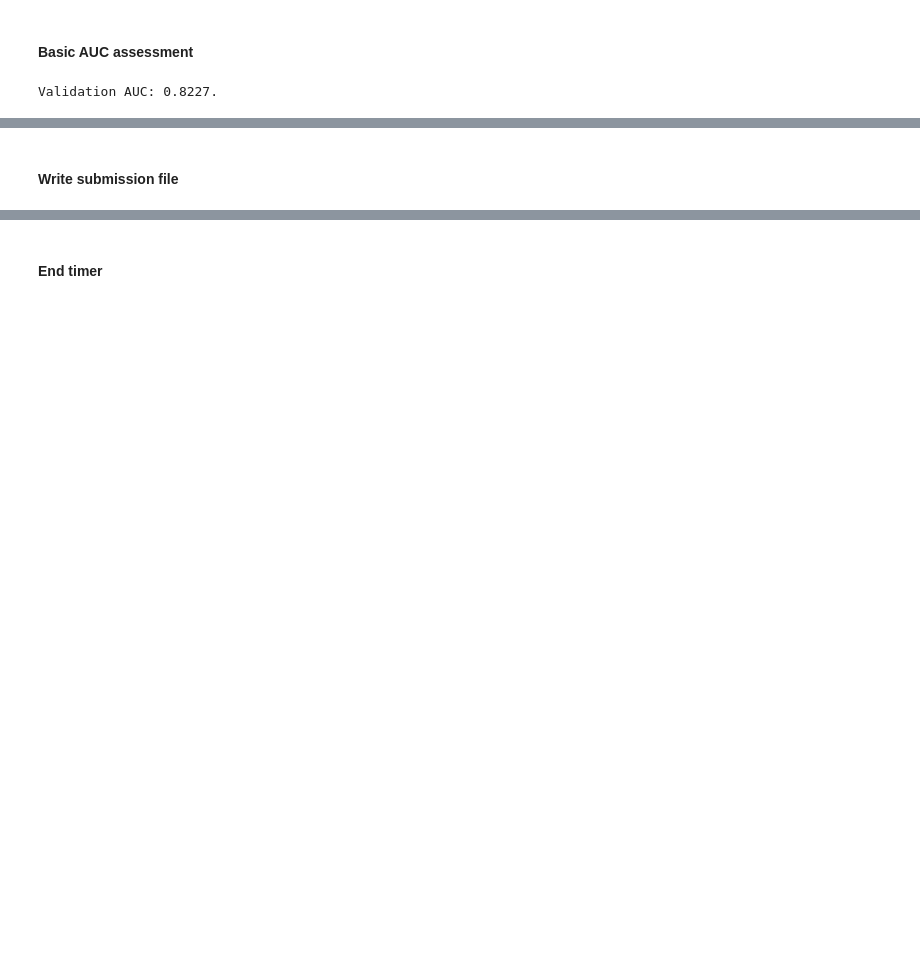
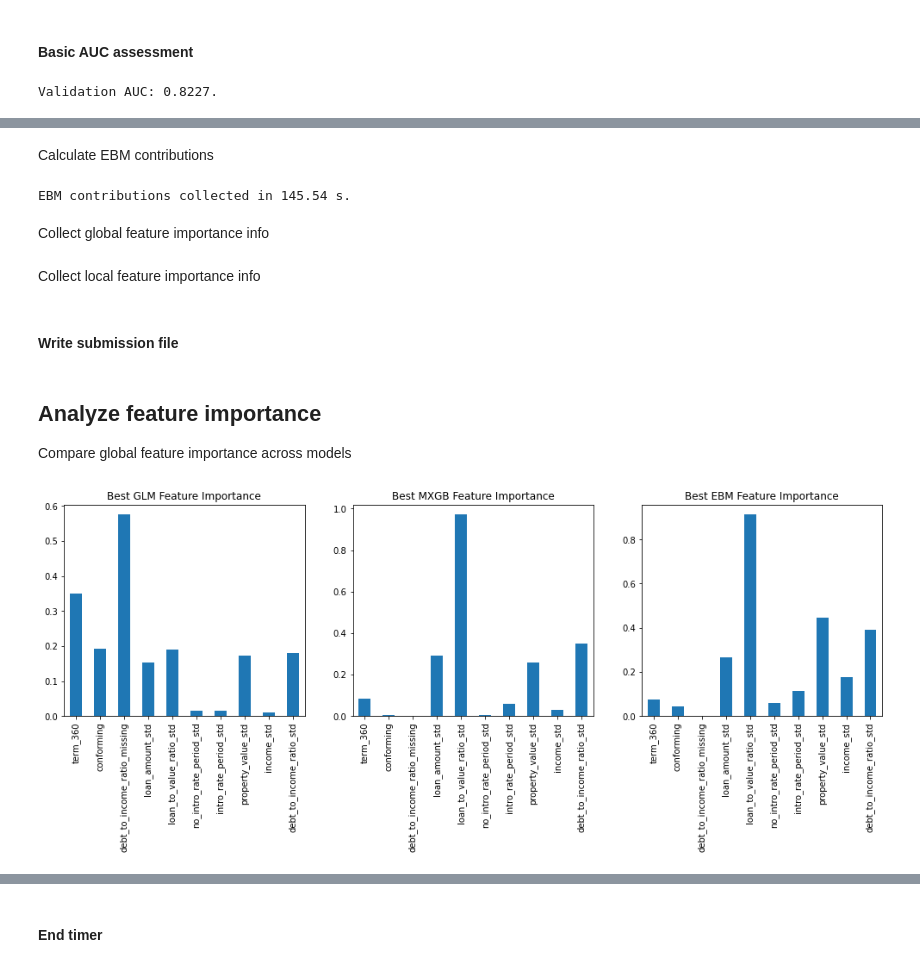
Before and after one commit to cbetterley/gw-rml-group4, a Jupyter notebook: assignment-1_group-4.ipynb, the cells around one changed output, grey strips where cells are left out. Saved outputs shown, nothing was run; the diff lists cells and outputs as text; code cells hidden in the pictures; blank space fills up the shorter version.

```diff
--- a/assignment-1_group-4.ipynb
+++ b/assignment-1_group-4.ipynb
@@ -321,0 +453,2 @@ Validation AUC: 0.7880.
+# %%
+shapley_contribs = best_mxgb.predict(dvalid, pred_contribs=True, ntree_limit=best_mxgb.best_ntree_limit)
@@ -321,0 +457,4 @@ Validation AUC: 0.7880.
+# %%
+# use mean abs SHAP as feature importance
+shapley_contribs_df = pd.DataFrame(shapley_contribs, columns=x_names + ['intercept'])
+global_fi['MXGB Importance'] = np.abs(shapley_contribs_df.drop('intercept', axis=1)).mean()
@@ -447,0 +635,31 @@ Validation AUC: 0.8227.
+# %% [markdown]
+Calculate EBM contributions
+# %%
+# start local timer
+ebm_tic = time.time()
+
+# use EBM feature scores as local importance
+# use mean abs score as global importance
+best_ebm_contribs = best_ebm.explain_local(valid[x_names])
+names = best_ebm_contribs._internal_obj['specific'][0]['names']
+best_ebm_contribs_df = pd.DataFrame(columns=names)
+
+# extract scores from insane _internal_obj
+# new versions just have predict_and_explain() function
+# use that if you can
+for i in range(0, valid.shape[0]):
+    row_df = pd.DataFrame(np.array(best_ebm_contribs._internal_obj['specific'][i]['scores']).reshape(1, 25), columns=names)
+    best_ebm_contribs_df = best_ebm_contribs_df.append(row_df, ignore_index=True)
+    del row_df
+
+# end local timer
+ebm_toc = time.time() - ebm_tic
+print('EBM contributions collected in %.2f s.' % (ebm_toc))
+# %% [output]
+EBM contributions collected in 145.54 s.
+# %% [markdown]
+Collect global feature importance info
+# %%
+global_fi['EBM Importance'] = np.abs(best_ebm_contribs_df).mean()
+# %% [markdown]
+Collect local feature importance info
@@ -451,3 +679,18 @@ Validation AUC: 0.8227.
 best_ebm_submit = pd.DataFrame(best_ebm.predict_proba(test[x_names])[:, 1], columns=['phat'])
 best_ebm_submit.to_csv('group4_best_ebm_' + str(datetime.datetime.now().strftime("%Y_%m_%d_%H_%M_%S") + '.csv'),
                         index=False)
+# %% [markdown]
+## Analyze feature importance
+Compare global feature importance across models
+# %%
+# init 3-pane plot
+fig, (ax0, ax1, ax2) = plt.subplots(ncols=3)
+plt.tight_layout()
+plt.subplots_adjust(left=0, right=2.2, wspace=0.2)
+
+# plot global FI across three panes
+_ = global_fi['GLM Importance'].plot(kind='bar', ax=ax0, title='Best GLM Feature Importance')
+_ = global_fi['MXGB Importance'].plot(kind='bar', ax=ax1, title='Best MXGB Feature Importance')
+_ = global_fi['EBM Importance'].plot(kind='bar', ax=ax2, title='Best EBM Feature Importance')
+# %% [output]
+[figure, added]
```
Also changed, not shown: parts of 39 cells of this notebook.
